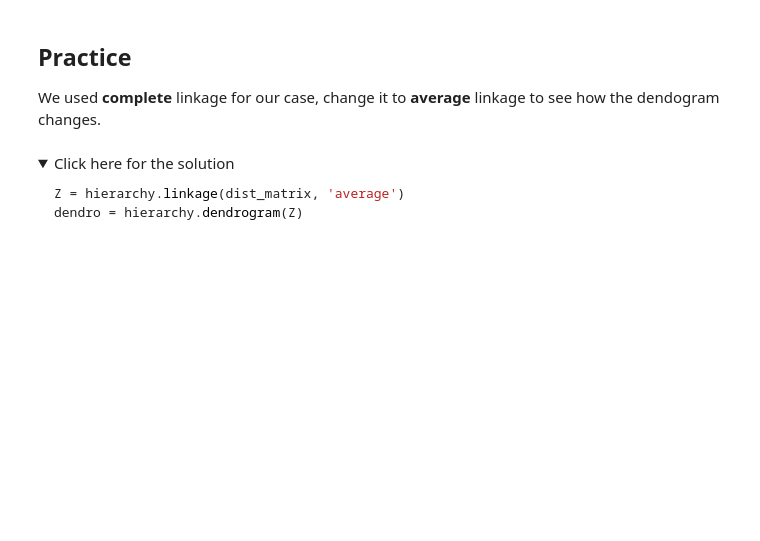
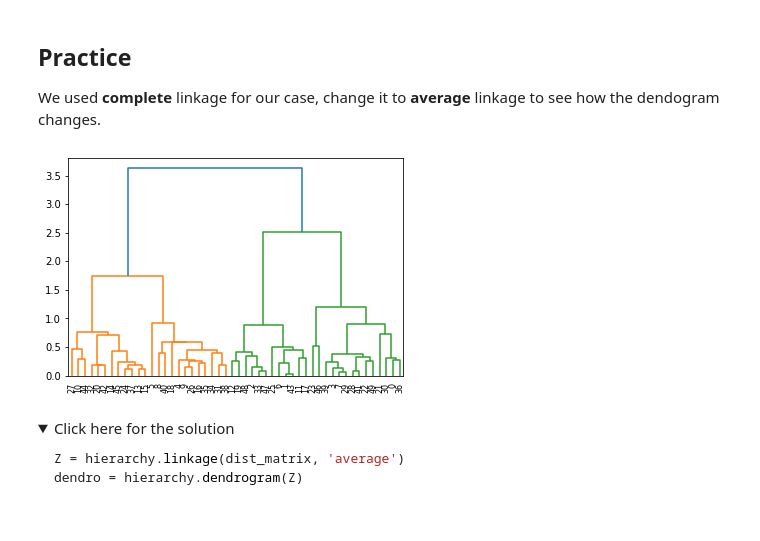
Before and after one commit to CPaladiya/IBM_AI_Professional_Course, a Jupyter notebook: 10_IBMAI_Hierarchical_Clustering.ipynb, the cells around one changed output. Saved outputs shown, nothing was run; the diff lists cells and outputs as text; code cells hidden in the pictures; folded sections open; blank space fills up the shorter version.

```diff
--- a/10_IBMAI_Hierarchical_Clustering.ipynb
+++ b/10_IBMAI_Hierarchical_Clustering.ipynb
@@ -207,6 +207,11 @@ dendro = hierarchy.dendrogram(Z)
 We used **complete** linkage for our case, change it to **average** linkage to see how the dendogram changes.
 # %%
 # write your code here
+
+Z = hierarchy.linkage(dist_matrix, 'centroid')
+dendro = hierarchy.dendrogram(Z)
+# %% [output]
+[figure, added]
 # %% [markdown]
 <details><summary>Click here for the solution</summary>
 
```
Also changed, not shown: parts of 22 cells of this notebook.
